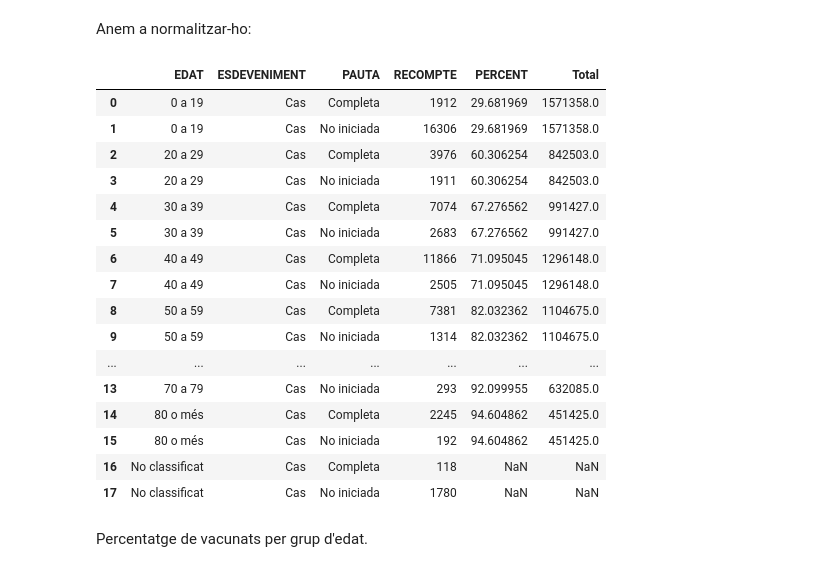
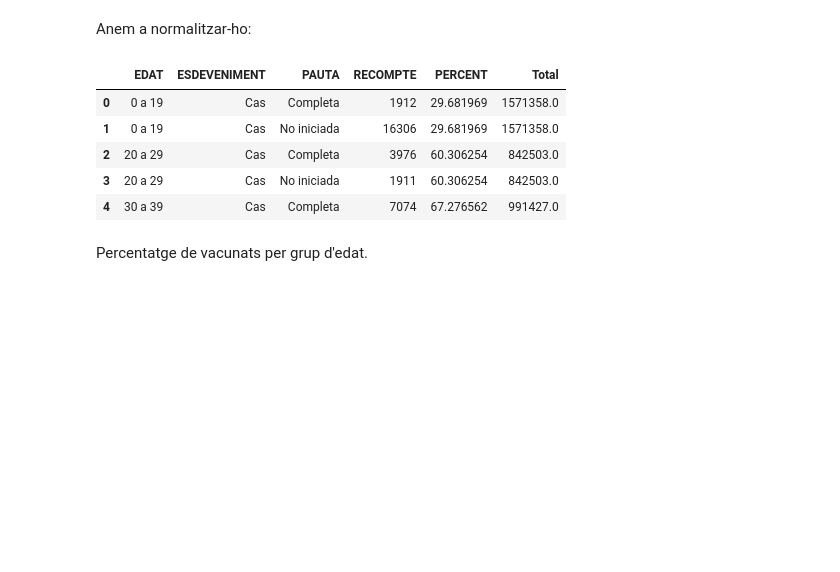
Before and after one commit to JosepAnSabate/Impacte-Covid19-per-estat-de-vacunacio, a Jupyter notebook: scripts/afectivitat_vacuna_covid.ipynb, the cells around one changed output. Saved outputs shown, nothing was run; the diff lists cells and outputs as text; code cells hidden in the pictures; blank space fills up the shorter version.

```diff
--- a/scripts/afectivitat_vacuna_covid.ipynb
+++ b/scripts/afectivitat_vacuna_covid.ipynb
@@ -599,25 +594,14 @@ Anem a normalitzar-ho:
 # %%
 df_prova_casos_norm = pd.merge(df_prova_casos_compl_casos, df_vac_dates_edat__comp[['EDAT', 'PERCENT', 'Total']], how='left') # manté tots els registres del df de l'esquerra
 # %%
-df_prova_casos_norm
+df_prova_casos_norm.head()
 # %% [output]
 |  | EDAT | ESDEVENIMENT | PAUTA | RECOMPTE | PERCENT | Total |
 | 0 | 0 a 19 | Cas | Completa | 1912 | 29.681969 | 1571358.0 |
 | 1 | 0 a 19 | Cas | No iniciada | 16306 | 29.681969 | 1571358.0 |
 | 2 | 20 a 29 | Cas | Completa | 3976 | 60.306254 | 842503.0 |
 | 3 | 20 a 29 | Cas | No iniciada | 1911 | 60.306254 | 842503.0 |
 | 4 | 30 a 39 | Cas | Completa | 7074 | 67.276562 | 991427.0 |
-| 5 | 30 a 39 | Cas | No iniciada | 2683 | 67.276562 | 991427.0 |
-| 6 | 40 a 49 | Cas | Completa | 11866 | 71.095045 | 1296148.0 |
-| 7 | 40 a 49 | Cas | No iniciada | 2505 | 71.095045 | 1296148.0 |
-| 8 | 50 a 59 | Cas | Completa | 7381 | 82.032362 | 1104675.0 |
-| 9 | 50 a 59 | Cas | No iniciada | 1314 | 82.032362 | 1104675.0 |
-| ... | ... | ... | ... | ... | ... | ... |
-| 13 | 70 a 79 | Cas | No iniciada | 293 | 92.099955 | 632085.0 |
-| 14 | 80 o més | Cas | Completa | 2245 | 94.604862 | 451425.0 |
-| 15 | 80 o més | Cas | No iniciada | 192 | 94.604862 | 451425.0 |
-| 16 | No classificat | Cas | Completa | 118 | NaN | NaN |
-| 17 | No classificat | Cas | No iniciada | 1780 | NaN | NaN |
 # %% [markdown]
 Percentatge de vacunats per grup d'edat.
 # %%
```
Also changed, not shown: parts of 35 cells of this notebook, 4 other files.
